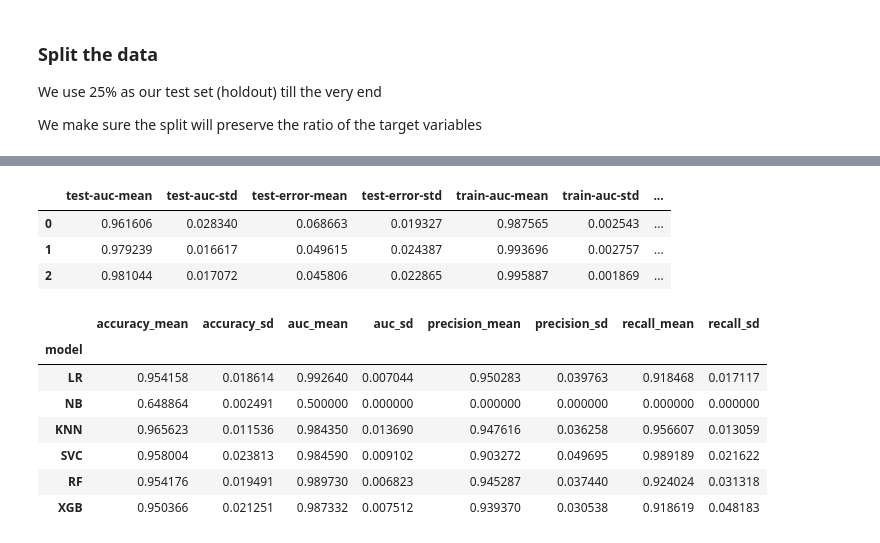
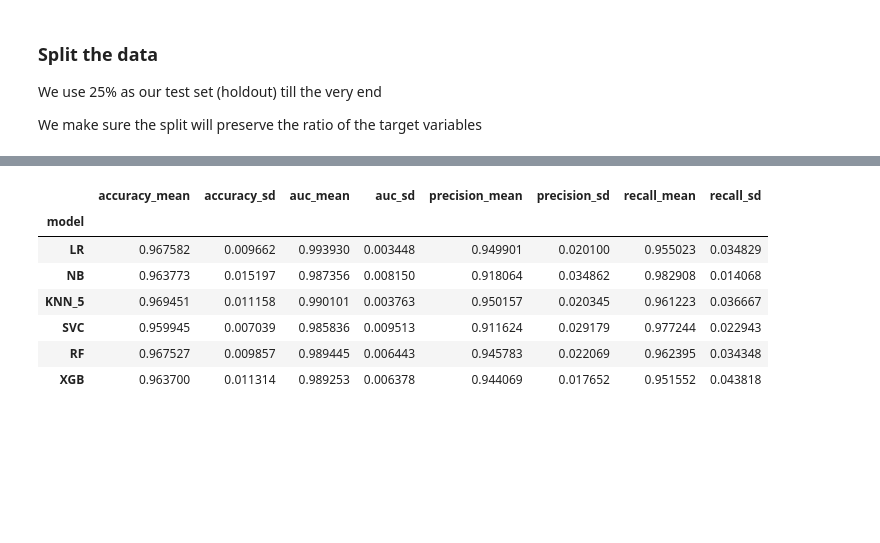
Before and after one commit to aunz/ds-upright, a Jupyter notebook: Insight_Data_Challenge.ipynb, the cells around one changed output, grey strips where cells are left out. Saved outputs shown, nothing was run; the diff lists cells and outputs as text; code cells hidden in the pictures; blank space fills up the shorter version.

```diff
--- a/Insight_Data_Challenge.ipynb
+++ b/Insight_Data_Challenge.ipynb
@@ -182,4 +181,8 @@ results['KNN'] = score(KNeighborsClassifier(5))
+# %%
+results['KNN_5'] = score(KNeighborsClassifier(5))
+# results['KNN_7'] = score(KNeighborsClassifier(7))
+# results['KNN_9'] = score(KNeighborsClassifier(9))
 # %%
-results['SVC'] = score(SVC())
+results['SVC'] = score(SVC(gamma='scale'))
 # %%
 results['RF'] = score(RandomForestClassifier(n_estimators=100))
@@ -199,62 +189,53 @@ results['RF']
 # %%
 import xgboost
+from xgboost.sklearn import XGBClassifier
 
+# params = dict(objective='reg:logistic')
+# model = xgboost.cv(
+#     params,
+#     xgboost.DMatrix(X_train, y_train),
+#     folds=kf,
+#     metrics=['auc', 'error'],
+#     num_boost_round=100,
+#     early_stopping_rounds=10
+# )
 
-params = dict(objective='reg:logistic')
-model = xgboost.cv(
-    params,
-    xgboost.DMatrix(X_train, y_train),
-    nfold=5,
-    metrics=['auc', 'error'],
-    num_boost_round=100,
-    early_stopping_rounds=10
-)
-
-model.
+results['XGB'] = score(XGBClassifier(random_state=0))
-# %% [output]
-|  | test-auc-mean | test-auc-std | test-error-mean | test-error-std | train-auc-mean | train-auc-std | ... |
-| 0 | 0.961606 | 0.028340 | 0.068663 | 0.019327 | 0.987565 | 0.002543 | ... |
-| 1 | 0.979239 | 0.016617 | 0.049615 | 0.024387 | 0.993696 | 0.002757 | ... |
-| 2 | 0.981044 | 0.017072 | 0.045806 | 0.022865 | 0.995887 | 0.001869 | ... |
-# %%
-from xgboost.sklearn import XGBClassifier
-
-
-# params = dict(objective='reg:logistic')
-model = XGBClassifier(random_state=0)
-
-results['XGB'] = score(model)
 # %%
 df = {
     'model': [],
     'accuracy_mean': [],
     'accuracy_sd': [],
     'precision_mean': [],
     'precision_sd': [],
     'recall_mean': [],
     'recall_sd': [],
     'auc_mean': [],
     'auc_sd': [],
 }
 
 for k, v in results.items():
     df['model'].append(k),
     df['accuracy_mean'].append(v['test_accuracy'].mean())
     df['accuracy_sd'].append(v['test_accuracy'].std())
     df['precision_mean'].append(v['test_precision'].mean())
     df['precision_sd'].append(v['test_precision'].std())
     df['recall_mean'].append(v['test_recall'].mean())
     df['recall_sd'].append(v['test_recall'].std())
     df['auc_mean'].append(v['test_roc_auc'].mean())
     df['auc_sd'].append(v['test_roc_auc'].std())
 
-pd.DataFrame(df).set_index('model')
+df = pd.DataFrame(df).set_index('model')
+
+df.to_csv('./models.csv')
+
+df
 # %% [output]
 |  | accuracy_mean | accuracy_sd | auc_mean | auc_sd | precision_mean | precision_sd | recall_mean | recall_sd |
 | model |  |  |  |  |  |  |  |  |
-| LR | 0.954158 | 0.018614 | 0.992640 | 0.007044 | 0.950283 | 0.039763 | 0.918468 | 0.017117 |
-| NB | 0.648864 | 0.002491 | 0.500000 | 0.000000 | 0.000000 | 0.000000 | 0.000000 | 0.000000 |
-| KNN | 0.965623 | 0.011536 | 0.984350 | 0.013690 | 0.947616 | 0.036258 | 0.956607 | 0.013059 |
-| SVC | 0.958004 | 0.023813 | 0.984590 | 0.009102 | 0.903272 | 0.049695 | 0.989189 | 0.021622 |
-| RF | 0.954176 | 0.019491 | 0.989730 | 0.006823 | 0.945287 | 0.037440 | 0.924024 | 0.031318 |
-| XGB | 0.950366 | 0.021251 | 0.987332 | 0.007512 | 0.939370 | 0.030538 | 0.918619 | 0.048183 |
+| LR | 0.967582 | 0.009662 | 0.993930 | 0.003448 | 0.949901 | 0.020100 | 0.955023 | 0.034829 |
+| NB | 0.963773 | 0.015197 | 0.987356 | 0.008150 | 0.918064 | 0.034862 | 0.982908 | 0.014068 |
+| KNN_5 | 0.969451 | 0.011158 | 0.990101 | 0.003763 | 0.950157 | 0.020345 | 0.961223 | 0.036667 |
+| SVC | 0.959945 | 0.007039 | 0.985836 | 0.009513 | 0.911624 | 0.029179 | 0.977244 | 0.022943 |
+| RF | 0.967527 | 0.009857 | 0.989445 | 0.006443 | 0.945783 | 0.022069 | 0.962395 | 0.034348 |
+| XGB | 0.963700 | 0.011314 | 0.989253 | 0.006378 | 0.944069 | 0.017652 | 0.951552 | 0.043818 |
```
Also changed, not shown: parts of 14 cells of this notebook.
